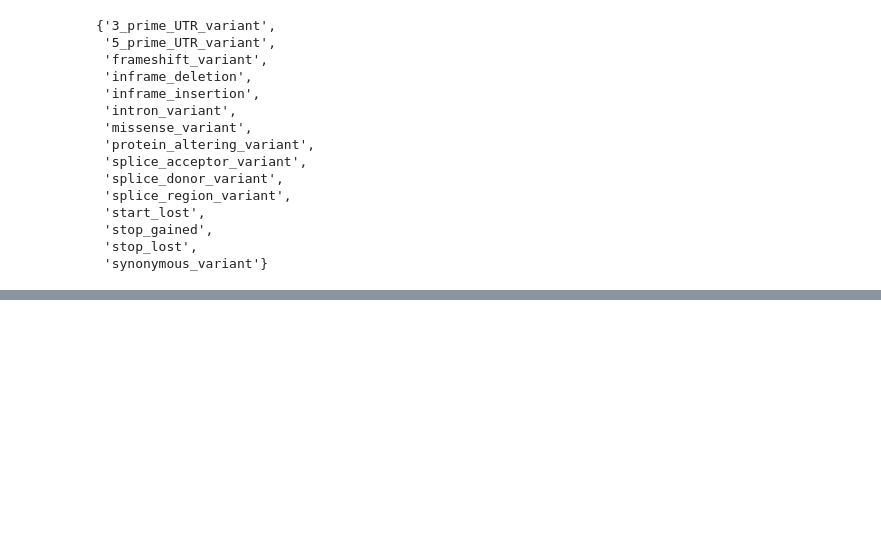
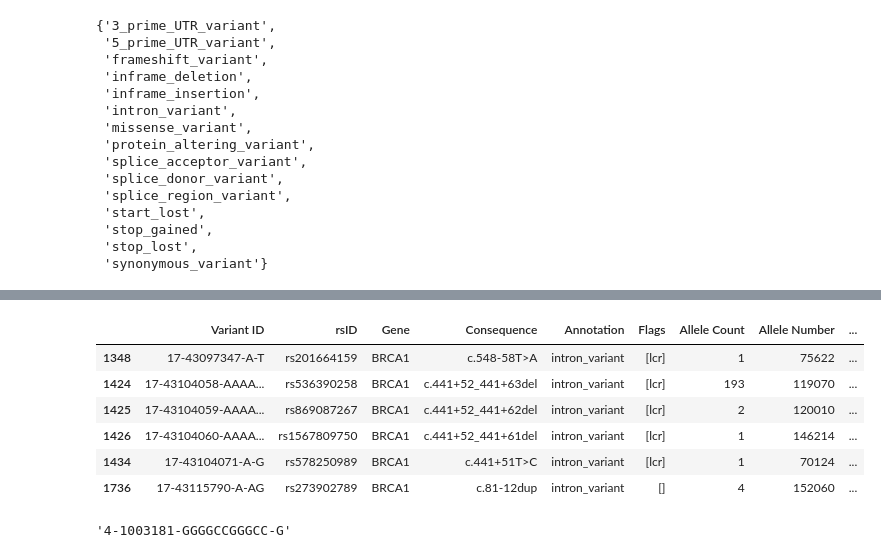
Before and after one commit to bioinfo-hcpa/biovars, a Jupyter notebook: notebooks/annotations format.ipynb, the cells around one changed output, grey strips where cells are left out. Saved outputs shown, nothing was run; the diff lists cells and outputs as text; code cells hidden in the pictures; blank space fills up the shorter version.

```diff
--- a/notebooks/annotations format.ipynb
+++ b/notebooks/annotations format.ipynb
@@ -73,0 +195,14 @@ gn_ann
+# %%
+gn3[gn3["rsID"].isin(list(abr4[abr4["Alternative"]=="-"]["rsID"].values))]
+# %% [output]
+|  | Variant ID | rsID | Gene | Consequence | Annotation | Flags | Allele Count | Allele Number | ... |
+| 1348 | 17-43097347-A-T | rs201664159 | BRCA1 | c.548-58T>A | intron_variant | [lcr] | 1 | 75622 | ... |
+| 1424 | 17-43104058-AAAA... | rs536390258 | BRCA1 | c.441+52_441+63del | intron_variant | [lcr] | 193 | 119070 | ... |
+| 1425 | 17-43104059-AAAA... | rs869087267 | BRCA1 | c.441+52_441+62del | intron_variant | [lcr] | 2 | 120010 | ... |
+| 1426 | 17-43104060-AAAA... | rs1567809750 | BRCA1 | c.441+52_441+61del | intron_variant | [lcr] | 1 | 146214 | ... |
+| 1434 | 17-43104071-A-G | rs578250989 | BRCA1 | c.441+51T>C | intron_variant | [lcr] | 1 | 70124 | ... |
+| 1736 | 17-43115790-A-AG | rs273902789 | BRCA1 | c.81-12dup | intron_variant | [] | 4 | 152060 | ... |
+# %%
+gn3[gn3["rsID"]=="rs572565537"]["Variant ID"][896]
+# %% [output]
+'4-1003181-GGGGCCGGGCC-G'
```
Also changed, not shown: parts of 11 cells of this notebook.
